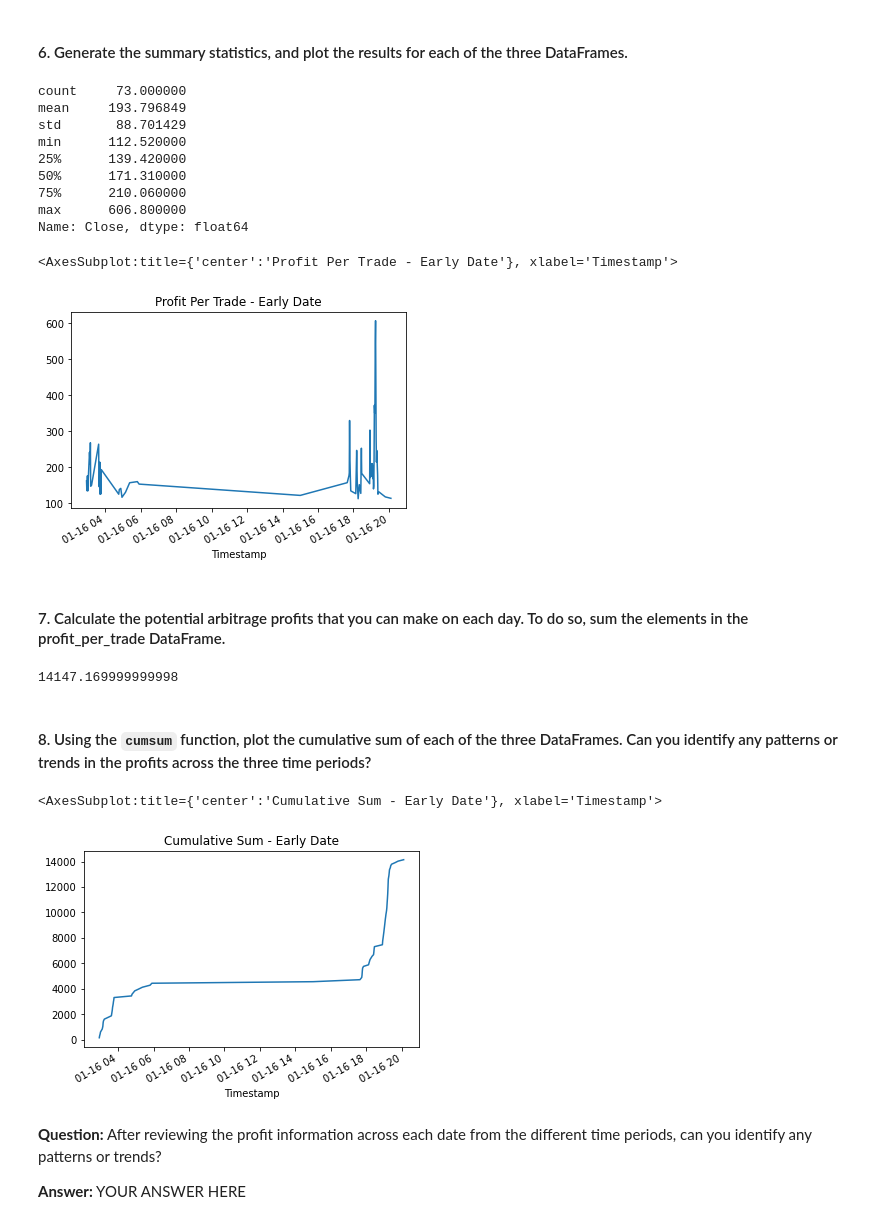
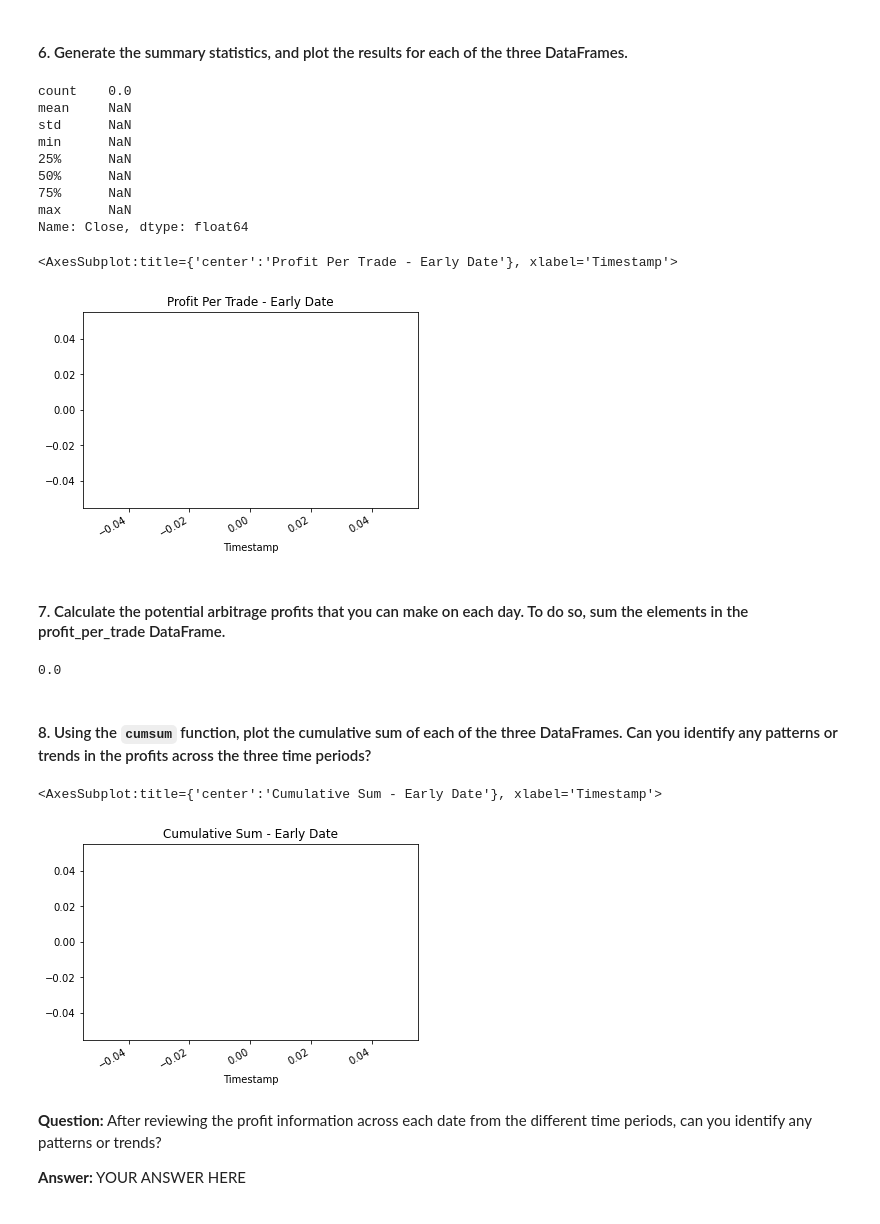
Before and after one commit to jchow527/Bitcoin-Arb-Assignment, a Jupyter notebook: crypto_arbitrage.ipynb, the cells around one changed output. Cells and saved outputs as stored; diff of their text form; code cells hidden in the pictures.

```diff
--- a/crypto_arbitrage.ipynb
+++ b/crypto_arbitrage.ipynb
@@ -483,7 +483,7 @@ Calculate the potential profits for each date that you selected in the previous
 # %%
 # For the date early in the dataset, measure the arbitrage spread between the two exchanges
 # by subtracting the lower-priced exchange from the higher-priced one
-arbitrage_spread_early = coinbase_dataframe['Close'].loc['2018-01-28'] - bitstamp_dataframe['Close'].loc['2018-01-28']
+arbitrage_spread_early = coinbase_dataframe['Close'].loc['2018-02-15'] - bitstamp_dataframe['Close'].loc['2018-02-15']
 
 # Use a conditional statement to generate the summary statistics for each arbitrage_spread DataFrame
 # YOUR CODE HERE
@@ -504,10 +504,11 @@ Name: Close, dtype: float64
 # %%
 # For the date early in the dataset, calculate the spread returns by dividing the instances when the arbitrage spread is positive (> 0)
 # by the price of Bitcoin from the exchange you are buying on (the lower-priced exchange).
-spread_return_early= # YOUR CODE HERE
+# spread_return_early= crypto_arbitrage.ipynb
+spread_return_early= arbitrage_spread_early[arbitrage_spread_early > 0 ] / bitstamp_dataframe['Close'].loc['2018-02-15']
+
 
 # Review the spread return DataFrame
 # YOUR CODE HERE
-
-arbitrage_spread_early.describe()
+spread_return_early.head()
 # %% [output]
@@ -517,8 +524,10 @@ SyntaxError: invalid syntax (3721657333.py, line 3)
 # %%
 # For the date early in the dataset, determine the number of times your trades with positive returns
 # exceed the 1% minimum threshold (.01) that you need to cover your costs
-profitable_trades_early = # YOUR CODE HERE
+profitable_trades_early = spread_return_early[spread_return_early > .01]
+
 
 # Review the first five profitable trades
 # YOUR CODE HERE
+profitable_trades_early.head()
 # %% [output]
@@ -550,11 +554,12 @@ Name: Close, dtype: float64
 # %%
 # For the date early in the dataset, calculate the potential profit per trade in dollars
 # Multiply the profitable trades by the cost of the Bitcoin that was purchased
-profit_early = # YOUR CODE HERE
+profit_early = profitable_trades_early * bitstamp_dataframe['Close'].loc['2018-02-15']
 
 # Drop any missing values from the profit DataFrame
-profit_per_trade_early = # YOUR CODE HERE
+profit_per_trade_early = profit_early.dropna()
 
 # View the early profit DataFrame
 # YOUR CODE HERE
+profit_per_trade_early
 # %% [output]
@@ -576,29 +569,32 @@ Name: Close, Length: 73, dtype: float64
 # %%
 # Generate the summary statistics for the early profit per trade DataFrame
 # YOUR CODE HERE
+profit_per_trade_early.describe()
 # %% [output]
-count     73.000000
-mean     193.796849
-std       88.701429
-min      112.520000
-25%      139.420000
-50%      171.310000
-75%      210.060000
-max      606.800000
+count    0.0
+mean     NaN
+std      NaN
+min      NaN
+25%      NaN
+50%      NaN
+75%      NaN
+max      NaN
 Name: Close, dtype: float64
 # %%
 # Plot the results for the early profit per trade DataFrame
 # YOUR CODE HERE
+profit_per_trade_early.plot(title = "Profit Per Trade - Early Date")
 # %% [output]
 <AxesSubplot:title={'center':'Profit Per Trade - Early Date'}, xlabel='Timestamp'>
-[figure, old version]
+[figure, new version]
 # %% [markdown]
 #### 7. Calculate the potential arbitrage profits that you can make on each day. To do so, sum the elements in the profit_per_trade DataFrame.
 # %%
 # Calculate the sum of the potential profits for the early profit per trade DataFrame
 # YOUR CODE HERE
+profit_per_trade_early.sum()
 # %% [output]
-14147.169999999998
+0.0
 # %% [markdown]
 #### 8. Using the `cumsum` function, plot the cumulative sum of each of the three DataFrames. Can you identify any patterns or trends in the profits across the three time periods?
 # %%
@@ -607,9 +603,10 @@ cumulative_profit_early = # YOUR CODE HERE
 # %%
 # Plot the cumulative sum of profits for the early profit per trade DataFrame
 # YOUR CODE HERE
+cumulative_profit_early.plot(title = "Cumulative Sum - Early Date")
 # %% [output]
 <AxesSubplot:title={'center':'Cumulative Sum - Early Date'}, xlabel='Timestamp'>
-[figure, old version]
+[figure, new version]
 # %% [markdown]
 **Question:** After reviewing the profit information across each date from the different time periods, can you identify any patterns or trends?
 
```
Also changed, not shown: parts of 7 cells of this notebook, 1 other file.
